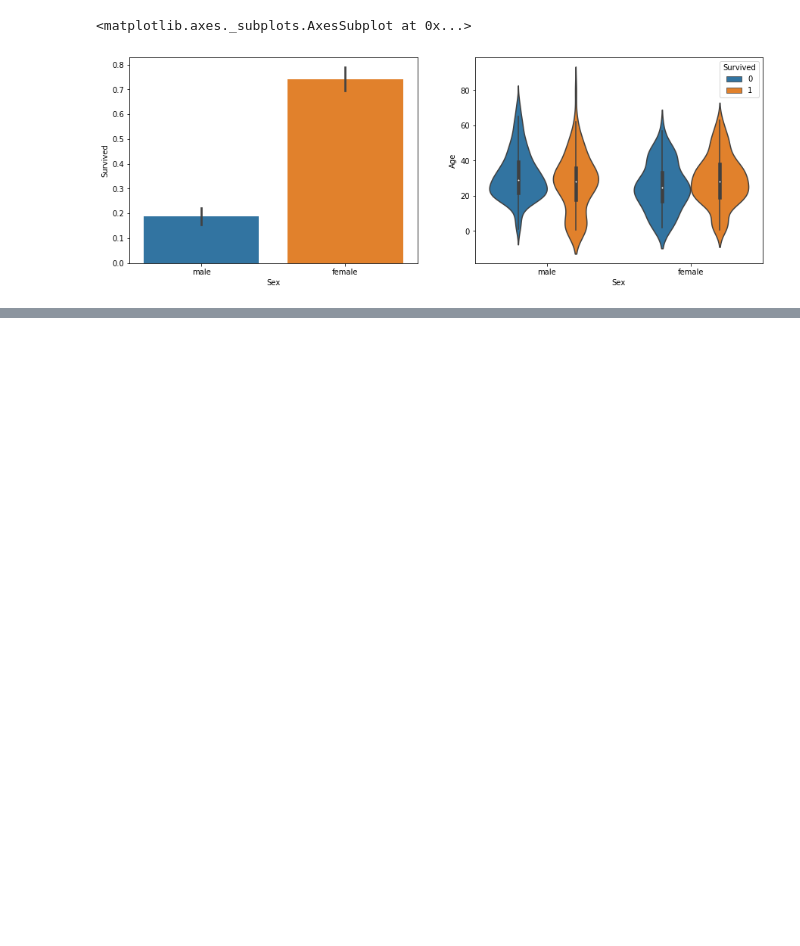
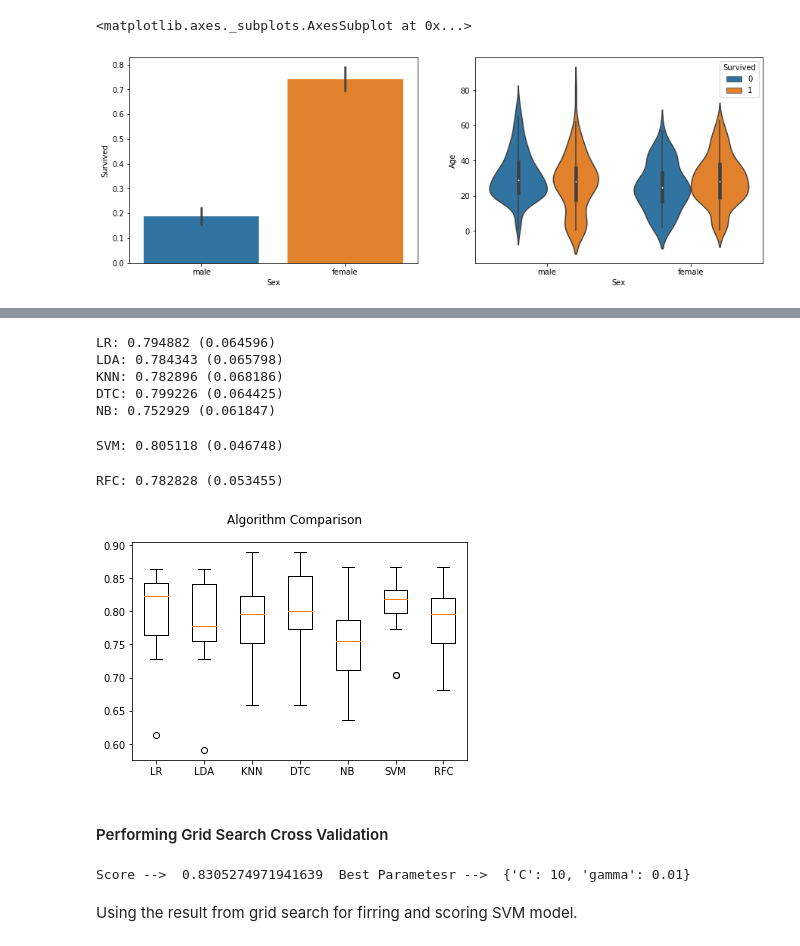
Before and after one commit to RashbirSingh/TitanicDataSet, a Jupyter notebook: Titanic.ipynb, the cells around one changed output, grey strips where cells are left out. Drawn from its saved outputs; the diff is of its cells as text; code cells hidden in the pictures; blank space fills up the shorter version.

Commit message:
Performed ML and made prediction
Added -
1) Grid Search
2) Model Comparison
3) Tunning
4) Evaluation and Classification scoring

```diff
--- a/Titanic.ipynb
+++ b/Titanic.ipynb
@@ -218,0 +225,11 @@ accuracyDataFrame[accuracyDataFrame.Score == max(accuracyDataFrame.Score)]
+# %%
+regProcessed = RandomForestRegressor(n_estimators=228, max_depth=5, random_state=33)
+regProcessed.fit(X_train_notNullAge, y_train_notNullAge)
+X_pred_nullAge = regProcessed.predict(X_nullAge)
+# %%
+dfX_pred_nullAge = pd.DataFrame(X_pred_nullAge)
+dfX_pred_nullAge.columns = ['Age']
+dfX_pred_nullAge.index = y_nullAge.index
+dfAge = pd.concat([dfX_pred_nullAge, pd.DataFrame(y_notNullAge, columns=["Age"])])
+dfAge = dfAge.sort_index()
+df.Age = dfAge
@@ -305,0 +346,7 @@ sns.violinplot(df.Sex, df.Age, hue=df.Survived)
+# %%
+X = df.loc[:, ['Age', 'Pclass', 'Sex', 'SibSp', 'Parch', 'C', 'Q', 'S']]
+y = df.loc[:, 'Survived']
+X_train, X_test, y_train, y_test = train_test_split(X,
+                                                    y,
+                                                    test_size=0.25,
+                                                    random_state=33)
@@ -305,0 +363,51 @@ sns.violinplot(df.Sex, df.Age, hue=df.Survived)
+# %%
+models = []
+models.append(('LR', LogisticRegression()))
+models.append(('LDA', LinearDiscriminantAnalysis()))
+models.append(('KNN', KNeighborsClassifier()))
+models.append(('DTC', DecisionTreeClassifier()))
+models.append(('NB', GaussianNB()))
+models.append(('SVM', SVC()))
+models.append(("RFC", RandomForestClassifier()))
+
+# evaluate each model in turn
+results = []
+names = []
+scoring = 'accuracy'
+for name, model in models:
+    kfold = model_selection.KFold(n_splits=15, random_state=7)
+    cv_results = model_selection.cross_val_score(model, X_train, y_train, cv=kfold, scoring=scoring)
+    results.append(cv_results)
+    names.append(name)
+    msg = "%s: %f (%f)" % (name, cv_results.mean(), cv_results.std())
+    print(msg)
+
+# boxplot algorithm comparison
+fig = plt.figure()
+fig.suptitle('Algorithm Comparison')
+ax = fig.add_subplot(111)
+plt.boxplot(results)
+ax.set_xticklabels(names)
+plt.show()
+# %% [output]
+LR: 0.794882 (0.064596)
+LDA: 0.784343 (0.065798)
+KNN: 0.782896 (0.068186)
+DTC: 0.799226 (0.064425)
+NB: 0.752929 (0.061847)
+SVM: 0.805118 (0.046748)
+RFC: 0.782828 (0.053455)
+[figure, added]
+# %% [markdown]
+#### Performing Grid Search Cross Validation
+# %%
+Cs = [0.001, 0.01, 0.1, 1, 10]
+gammas = [0.001, 0.01, 0.1, 1]
+param_grid = {'C': Cs, 'gamma' : gammas}
+grid_search = GridSearchCV(SVC(kernel='rbf'), param_grid, cv=100)
+grid_search.fit(X, y)
+print("Score --> ", grid_search.best_score_, " Best Parametesr --> ", grid_search.best_params_)
+# %% [output]
+Score -->  0.8305274971941639  Best Parametesr -->  {'C': 10, 'gamma': 0.01}
+# %% [markdown]
+Using the result from grid search for firring and scoring SVM model.
```
Also changed, not shown: parts of 9 cells of this notebook.
